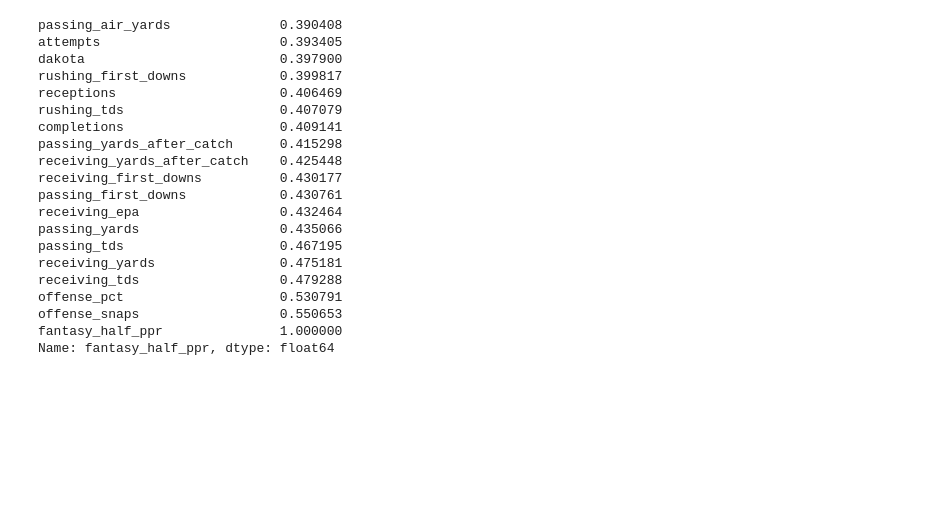
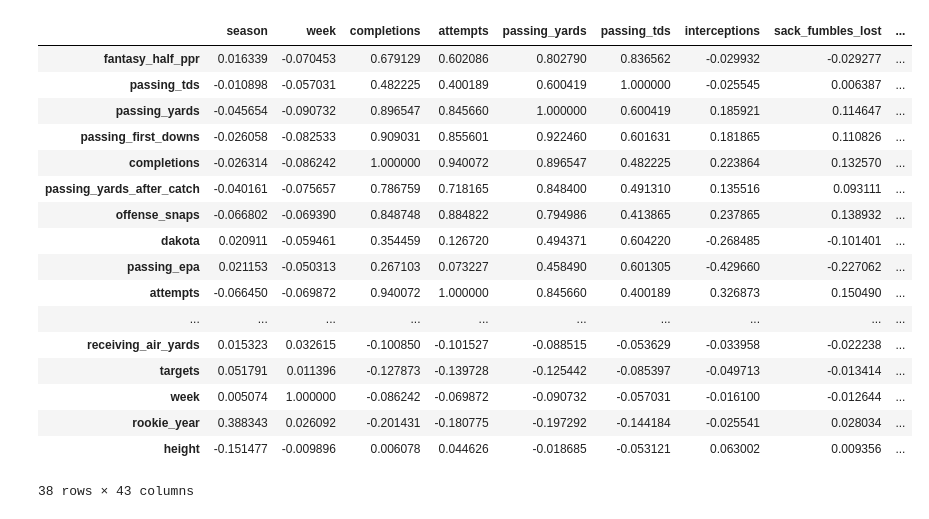
Before and after one commit to zbloss/ff-player-projections, a Jupyter notebook: notebooks/EDA.ipynb, the cells around one changed output. Drawn from its saved outputs; the diff is of its cells as text; code cells hidden in the pictures; blank space fills up the shorter version.

```diff
--- a/notebooks/EDA.ipynb
+++ b/notebooks/EDA.ipynb
@@ -10,5 +20,18 @@ import plotly.graph_objs as go
 # %%
 data = pd.read_csv("../data/data.csv")
+data.drop([
+    'team',
+    'opponent',
+    'first_name',
+    'last_name',
+], axis=1, inplace=True)
+
+data.drop_duplicates(inplace=True)
+
+qb = data[data['QB'] == 1]
+rb = data[data['RB'] == 1]
+wr = data[data['WR'] == 1]
+te = data[data['TE'] == 1]
 # %%
 fig = go.Figure()
 
@@ -46,31 +69,44 @@ fig.show()
 [interactive output not drawn]
 # %%
 correlation_data = data.corr()
+
+qb_corr = qb.corr()
+rb_corr = rb.corr()
+wr_corr = wr.corr()
+te_corr = te.corr()
+
+qb_corr.sort_values(by='fantasy_half_ppr', ascending=False, inplace=True)
+rb_corr.sort_values(by='fantasy_half_ppr', ascending=False, inplace=True)
+wr_corr.sort_values(by='fantasy_half_ppr', ascending=False, inplace=True)
+te_corr.sort_values(by='fantasy_half_ppr', ascending=False, inplace=True)
+
+qb_corr = qb_corr[~qb_corr['fantasy_half_ppr'].isna()]
+rb_corr = rb_corr[~rb_corr['fantasy_half_ppr'].isna()]
+wr_corr = wr_corr[~wr_corr['fantasy_half_ppr'].isna()]
+te_corr = te_corr[~te_corr['fantasy_half_ppr'].isna()]
 # %%
 fig = px.imshow(correlation_data, title='Correlation Heatmap')
 fig.show()
 # %% [output]
 [interactive output not drawn]
-# %%
-correlation_data['fantasy_half_ppr'].sort_values()[50:69]
-# %% [output]
-passing_air_yards              0.390408
-attempts                       0.393405
-dakota                         0.397900
-rushing_first_downs            0.399817
-receptions                     0.406469
-rushing_tds                    0.407079
-completions                    0.409141
-passing_yards_after_catch      0.415298
-receiving_yards_after_catch    0.425448
-receiving_first_downs          0.430177
-passing_first_downs            0.430761
-receiving_epa                  0.432464
-passing_yards                  0.435066
-passing_tds                    0.467195
-receiving_yards                0.475181
-receiving_tds                  0.479288
-offense_pct                    0.530791
-offense_snaps                  0.550653
-fantasy_half_ppr               1.000000
-Name: fantasy_half_ppr, dtype: float64
+# %%
+qb_corr
+# %% [output]
+|  | season | week | completions | attempts | passing_yards | passing_tds | interceptions | sack_fumbles_lost | ... |
+| fantasy_half_ppr | 0.016339 | -0.070453 | 0.679129 | 0.602086 | 0.802790 | 0.836562 | -0.029932 | -0.029277 | ... |
+| passing_tds | -0.010898 | -0.057031 | 0.482225 | 0.400189 | 0.600419 | 1.000000 | -0.025545 | 0.006387 | ... |
+| passing_yards | -0.045654 | -0.090732 | 0.896547 | 0.845660 | 1.000000 | 0.600419 | 0.185921 | 0.114647 | ... |
+| passing_first_downs | -0.026058 | -0.082533 | 0.909031 | 0.855601 | 0.922460 | 0.601631 | 0.181865 | 0.110826 | ... |
+| completions | -0.026314 | -0.086242 | 1.000000 | 0.940072 | 0.896547 | 0.482225 | 0.223864 | 0.132570 | ... |
+| passing_yards_after_catch | -0.040161 | -0.075657 | 0.786759 | 0.718165 | 0.848400 | 0.491310 | 0.135516 | 0.093111 | ... |
+| offense_snaps | -0.066802 | -0.069390 | 0.848748 | 0.884822 | 0.794986 | 0.413865 | 0.237865 | 0.138932 | ... |
+| dakota | 0.020911 | -0.059461 | 0.354459 | 0.126720 | 0.494371 | 0.604220 | -0.268485 | -0.101401 | ... |
+| passing_epa | 0.021153 | -0.050313 | 0.267103 | 0.073227 | 0.458490 | 0.601305 | -0.429660 | -0.227062 | ... |
+| attempts | -0.066450 | -0.069872 | 0.940072 | 1.000000 | 0.845660 | 0.400189 | 0.326873 | 0.150490 | ... |
+| ... | ... | ... | ... | ... | ... | ... | ... | ... | ... |
+| receiving_air_yards | 0.015323 | 0.032615 | -0.100850 | -0.101527 | -0.088515 | -0.053629 | -0.033958 | -0.022238 | ... |
+| targets | 0.051791 | 0.011396 | -0.127873 | -0.139728 | -0.125442 | -0.085397 | -0.049713 | -0.013414 | ... |
+| week | 0.005074 | 1.000000 | -0.086242 | -0.069872 | -0.090732 | -0.057031 | -0.016100 | -0.012644 | ... |
+| rookie_year | 0.388343 | 0.026092 | -0.201431 | -0.180775 | -0.197292 | -0.144184 | -0.025541 | 0.028034 | ... |
+| height | -0.151477 | -0.009896 | 0.006078 | 0.044626 | -0.018685 | -0.053121 | 0.063002 | 0.009356 | ... |
+38 rows × 43 columns
```
Also changed, not shown: parts of 11 cells of this notebook, 3 other files.
